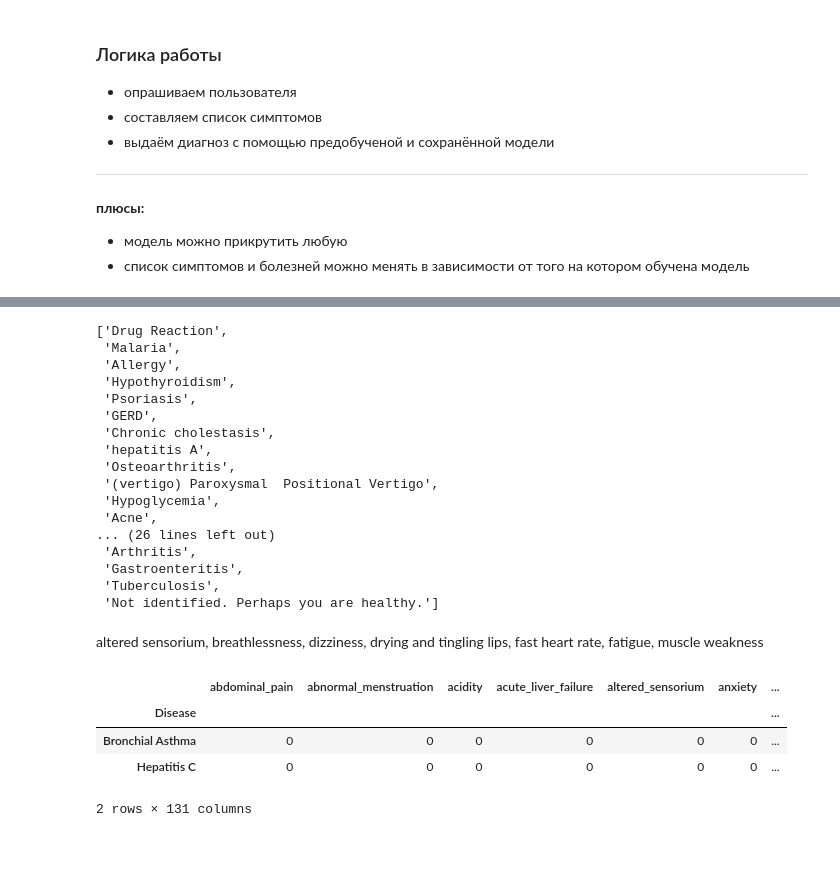
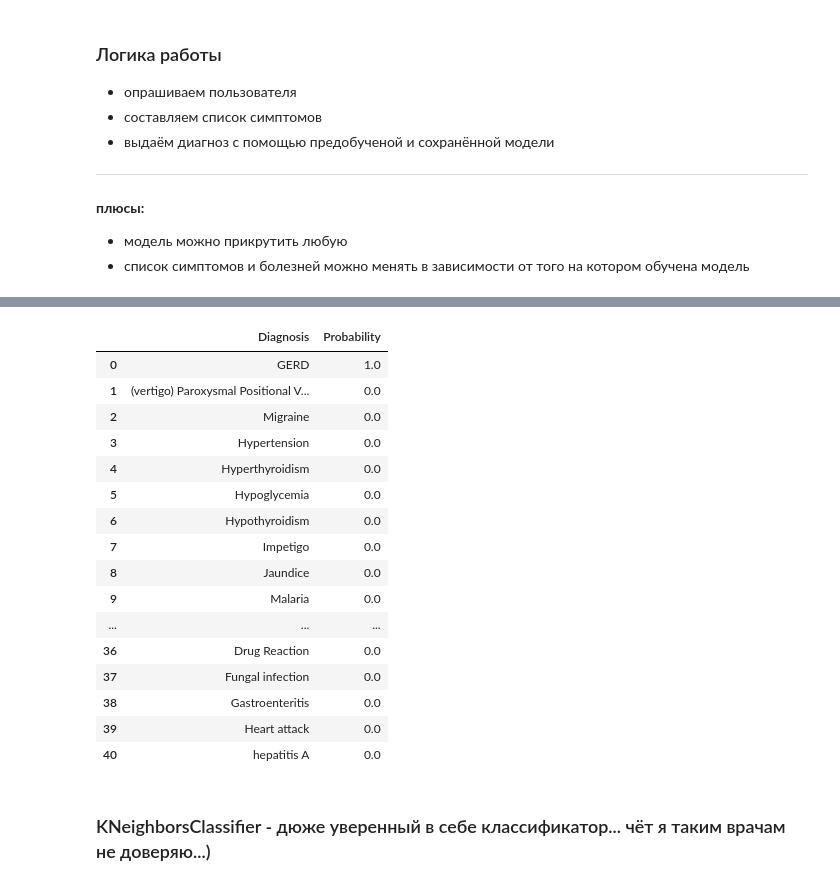
Before and after one commit to Aliaksandr-Borsuk/Creating_my_first_project, a Jupyter notebook: data_analisis.ipynb, the cells around one changed output, grey strips where cells are left out. Drawn from its saved outputs; the diff is of its cells as text; code cells hidden in the pictures; blank space fills up the shorter version.

```diff
--- a/data_analisis.ipynb
+++ b/data_analisis.ipynb
@@ -820,31 +706,32 @@ with open('trained_model_LR.pkl','wb') as f:
     pickle.dump(clf, f)
-# %%
-descriptions.index.to_list()
-# %% [output]
-['Drug Reaction',
- 'Malaria',
- 'Allergy',
- 'Hypothyroidism',
- 'Psoriasis',
- 'GERD',
- 'Chronic cholestasis',
- 'hepatitis A',
- 'Osteoarthritis',
- '(vertigo) Paroxysmal  Positional Vertigo',
- 'Hypoglycemia',
- 'Acne',
-... (26 lines left out)
- 'Arthritis',
- 'Gastroenteritis',
- 'Tuberculosis',
- 'Not identified. Perhaps you are healthy.']
-# %% [markdown]
-altered sensorium, breathlessness, dizziness, drying and tingling lips, fast heart rate, fatigue, muscle weakness
-# %%
-symptoms_of_diseases[symptoms_of_diseases['family_history']==1]
-# %% [output]
-|  | abdominal_pain | abnormal_menstruation | acidity | acute_liver_failure | altered_sensorium | anxiety | ... |
-| Disease |  |  |  |  |  |  | ... |
-| Bronchial Asthma | 0 | 0 | 0 | 0 | 0 | 0 | ... |
-| Hepatitis C | 0 | 0 | 0 | 0 | 0 | 0 | ... |
-2 rows × 131 columns
+# %%
+clf = KNeighborsClassifier()
+clf.fit(my_df.drop("Disease", axis=1), my_df["Disease"])
+y=clf.predict_proba(X=my_df.loc[[27]].drop('Disease', axis=1))
+
+df_diagnoses = pd.DataFrame({
+    'Diagnosis': clf.classes_,
+    'Probability': y[0]
+}).sort_values('Probability', ascending=False )
+df_diagnoses=df_diagnoses.reset_index(drop=True)
+df_diagnoses
+# %% [output]
+|  | Diagnosis | Probability |
+| 0 | GERD | 1.0 |
+| 1 | (vertigo) Paroxysmal Positional V... | 0.0 |
+| 2 | Migraine | 0.0 |
+| 3 | Hypertension | 0.0 |
+| 4 | Hyperthyroidism | 0.0 |
+| 5 | Hypoglycemia | 0.0 |
+| 6 | Hypothyroidism | 0.0 |
+| 7 | Impetigo | 0.0 |
+| 8 | Jaundice | 0.0 |
+| 9 | Malaria | 0.0 |
+| ... | ... | ... |
+| 36 | Drug Reaction | 0.0 |
+| 37 | Fungal infection | 0.0 |
+| 38 | Gastroenteritis | 0.0 |
+| 39 | Heart attack | 0.0 |
+| 40 | hepatitis A | 0.0 |
+# %% [markdown]
+### KNeighborsClassifier - дюже уверенный в себе классификатор... чёт я таким врачам не доверяю...)
```
Also changed, not shown: parts of 48 cells of this notebook.
